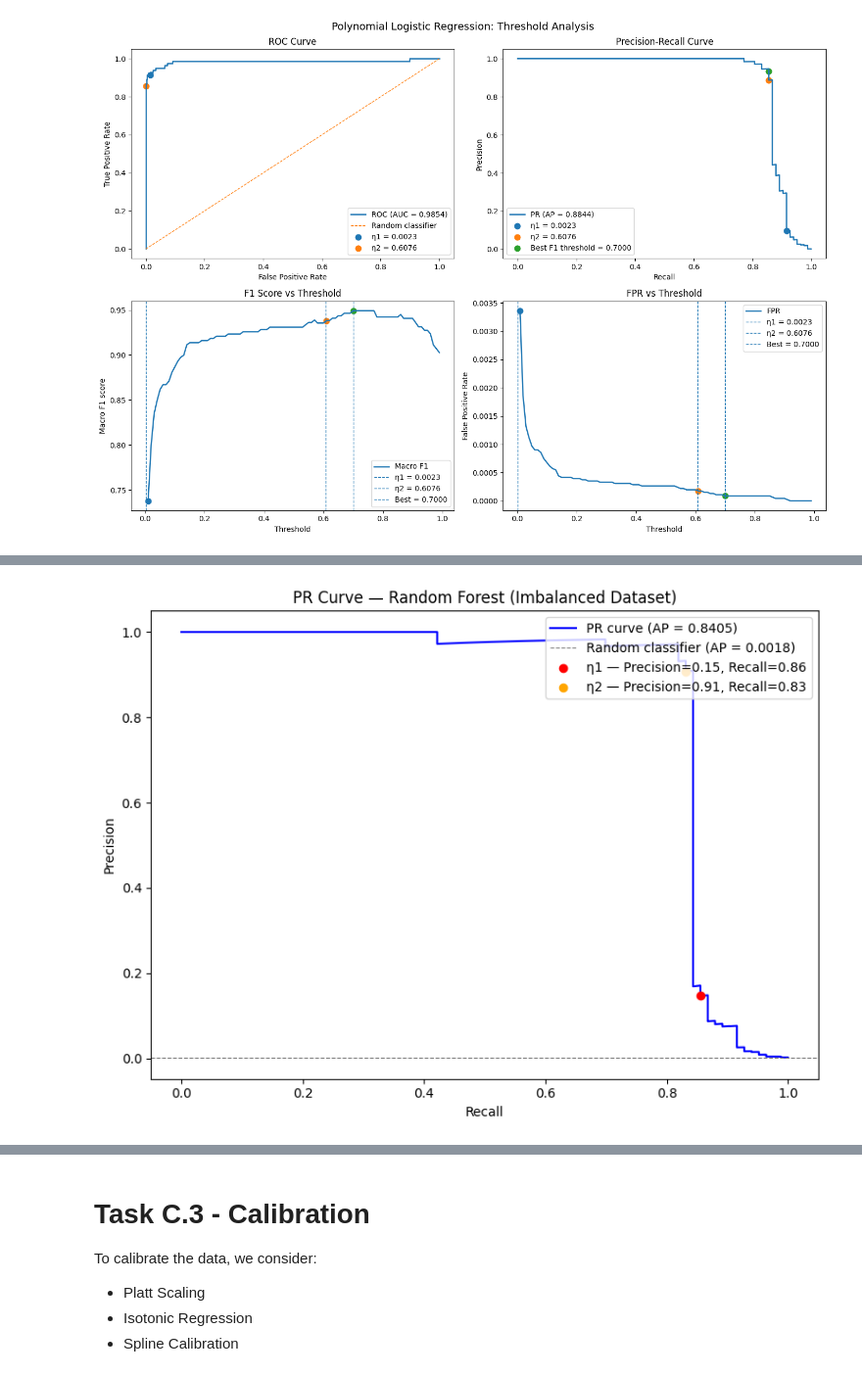
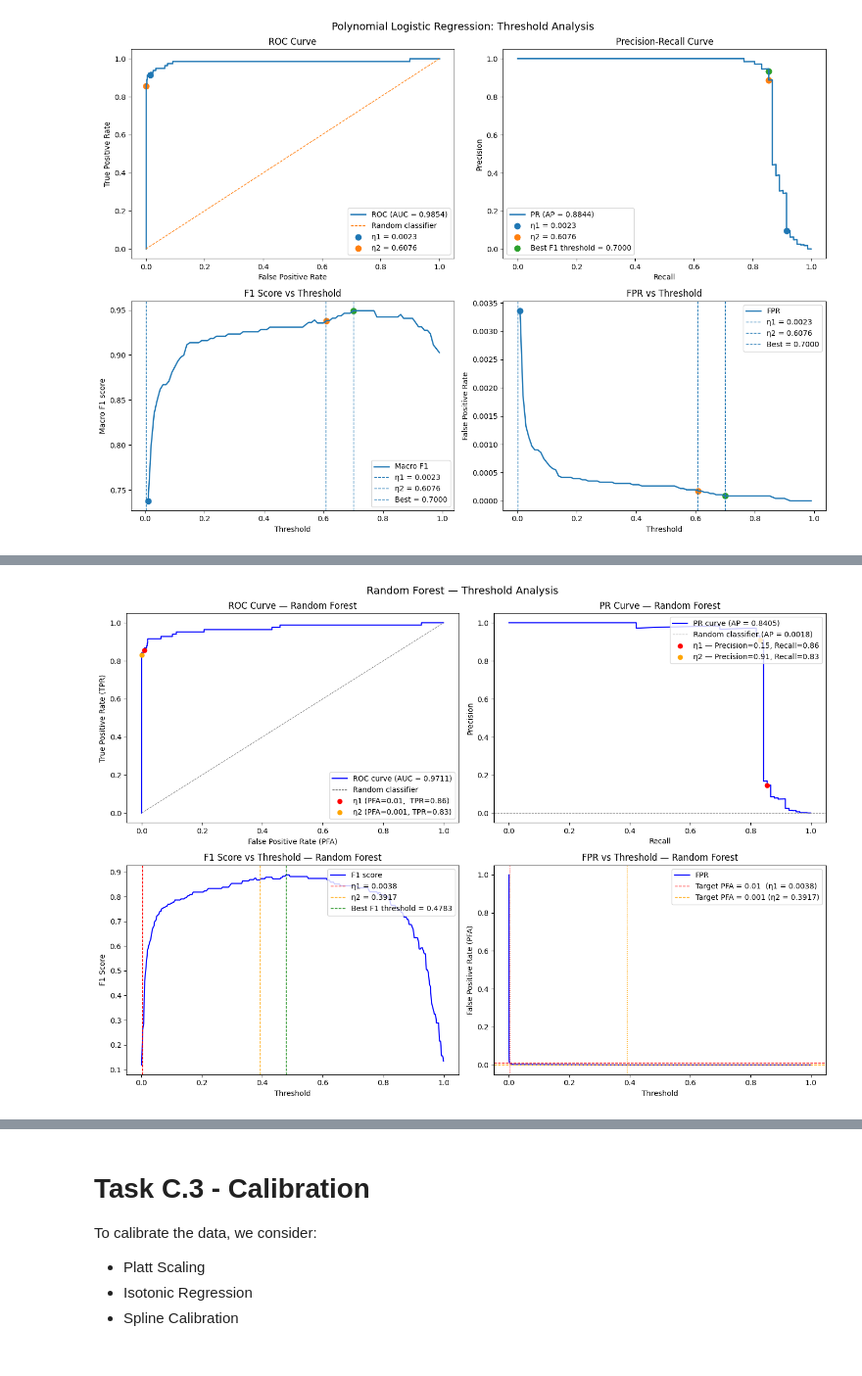
Before and after one commit to IvanCh3ung/EECE564_A3, a Jupyter notebook: A3.ipynb, the cells around one changed output, grey strips where cells are left out. Shown at 98% size. Cells and saved outputs as stored; diff of their text form; code cells hidden in the pictures.

Commit message:
threshold for RF done, plots done. TODO: Interpretation for plots, calibration and proof reading

```diff
--- a/A3.ipynb
+++ b/A3.ipynb
@@ -771,33 +831,68 @@ weighted avg       1.00      1.00      1.00     45569
 # %%
-########################
-# PR CURVE             #
-########################
-from sklearn.metrics import precision_recall_curve, average_precision_score
+############################
+# ROC/PR CURVES            #
+############################
+import matplotlib.pyplot as plt
+import numpy as np
+from sklearn.metrics import f1_score
 
-precision, recall, pr_thresholds = precision_recall_curve(Y_val_imb, y_scores)
-ap = average_precision_score(Y_val_imb, y_scores)
+fig, axes = plt.subplots(2, 2, figsize=(14, 10))
 
-# Find PR points closest to η1 and η2
-idx_pr1 = np.argmin(np.abs(pr_thresholds - eta1))
-idx_pr2 = np.argmin(np.abs(pr_thresholds - eta2))
+# ── Top left: ROC curve ──
+ax = axes[0, 0]
+ax.plot(fpr, tpr, color='blue', lw=1.5, label=f'ROC curve (AUC = {roc_auc:.4f})')
+ax.plot([0, 1], [0, 1], color='gray', linestyle='--', lw=0.8, label='Random classifier')
+ax.scatter(fpr[idx1], tpr[idx1], color='red',    zorder=5, label=f'η1 (PFA=0.01,  TPR={tpr[idx1]:.2f})')
+ax.scatter(fpr[idx2], tpr[idx2], color='orange', zorder=5, label=f'η2 (PFA=0.001, TPR={tpr[idx2]:.2f})')
+ax.set_xlabel('False Positive Rate (PFA)')
+ax.set_ylabel('True Positive Rate (TPR)')
+ax.set_title('ROC Curve — Random Forest')
+ax.legend(loc='lower right')
 
-plt.figure(figsize=(8, 6))
-plt.plot(recall, precision, color='blue', lw=1.5, label=f'PR curve (AP = {ap:.4f})')
-plt.axhline(y=Y_val_imb.mean(), color='gray', linestyle='--', lw=0.8, label=f'Random classifier (AP = {Y_val_imb.mean():.4f})')
+# ── Top right: PR curve ──
+ax = axes[0, 1]
+ax.plot(recall, precision, color='blue', lw=1.5, label=f'PR curve (AP = {ap:.4f})')
+ax.axhline(y=Y_val_imb.mean(), color='gray', linestyle='--', lw=0.8,
+           label=f'Random classifier (AP = {Y_val_imb.mean():.4f})')
+ax.scatter(recall[idx_pr1], precision[idx_pr1], color='red',    zorder=5,
+           label=f'η1 — Precision={precision[idx_pr1]:.2f}, Recall={recall[idx_pr1]:.2f}')
+ax.scatter(recall[idx_pr2], precision[idx_pr2], color='orange', zorder=5,
+           label=f'η2 — Precision={precision[idx_pr2]:.2f}, Recall={recall[idx_pr2]:.2f}')
+ax.set_xlabel('Recall')
+ax.set_ylabel('Precision')
+ax.set_title('PR Curve — Random Forest')
+ax.legend(loc='upper right')
 
-# Mark η1 and η2
-plt.scatter(recall[idx_pr1], precision[idx_pr1], color='red',    zorder=5, label=f'η1 — Precision={precision[idx_pr1]:.2f}, Recall={recall[idx_pr1]:.2f}')
-plt.scatter(recall[idx_pr2], precision[idx_pr2], color='orange', zorder=5, label=f'η2 — Precision={precision[idx_pr2]:.2f}, Recall={recall[idx_pr2]:.2f}')
+# ── Bottom left: F1 vs threshold ──
+ax = axes[1, 0]
+thresh_range = np.linspace(0.001, 0.999, 300)
+f1_scores = [f1_score(Y_val_imb, (y_scores >= t).astype(int), zero_division=0)
+             for t in thresh_range]
+best_thresh_idx = np.argmax(f1_scores)
+ax.plot(thresh_range, f1_scores, color='blue', lw=1.5, label='F1 score')
+ax.axvline(x=eta1, color='red',    linestyle='--', lw=1, label=f'η1 = {eta1:.4f}')
+ax.axvline(x=eta2, color='orange', linestyle='--', lw=1, label=f'η2 = {eta2:.4f}')
+ax.axvline(x=thresh_range[best_thresh_idx], color='green', linestyle='--', lw=1,
+           label=f'Best F1 threshold = {thresh_range[best_thresh_idx]:.4f}')
+ax.set_xlabel('Threshold')
+ax.set_ylabel('F1 Score')
+ax.set_title('F1 Score vs Threshold — Random Forest')
+ax.legend(loc='upper right')
 
-plt.xlabel('Recall')
-plt.ylabel('Precision')
-plt.title('PR Curve — Random Forest (Imbalanced Dataset)')
-plt.legend(loc='upper right')
+# ── Bottom right: FPR vs threshold ──
+ax = axes[1, 1]
+ax.plot(thresholds[:-1], fpr[:-1], color='blue', lw=1.5, label='FPR')
+ax.axhline(y=0.01,  color='red',    linestyle='--', lw=1, label=f'Target PFA = 0.01  (η1 = {eta1:.4f})')
+ax.axhline(y=0.001, color='orange', linestyle='--', lw=1, label=f'Target PFA = 0.001 (η2 = {eta2:.4f})')
+ax.axvline(x=eta1,  color='red',    linestyle=':',  lw=1)
+ax.axvline(x=eta2,  color='orange', linestyle=':',  lw=1)
+ax.set_xlabel('Threshold')
+ax.set_ylabel('False Positive Rate (PFA)')
+ax.set_title('FPR vs Threshold — Random Forest')
+ax.legend(loc='upper right')
+
+plt.suptitle('Random Forest — Threshold Analysis', fontsize=14)
 plt.tight_layout()
 plt.show()
-
-print(f"Average Precision (AP): {ap:.4f}")
-print(f"Baseline AP (random):   {Y_val_imb.mean():.4f}")
-print(f"Improvement over random: {ap / Y_val_imb.mean():.1f}x")
 # %% [output]
-[figure, old version]
+[figure, new version]
```
Also changed, not shown: parts of 8 cells of this notebook.
